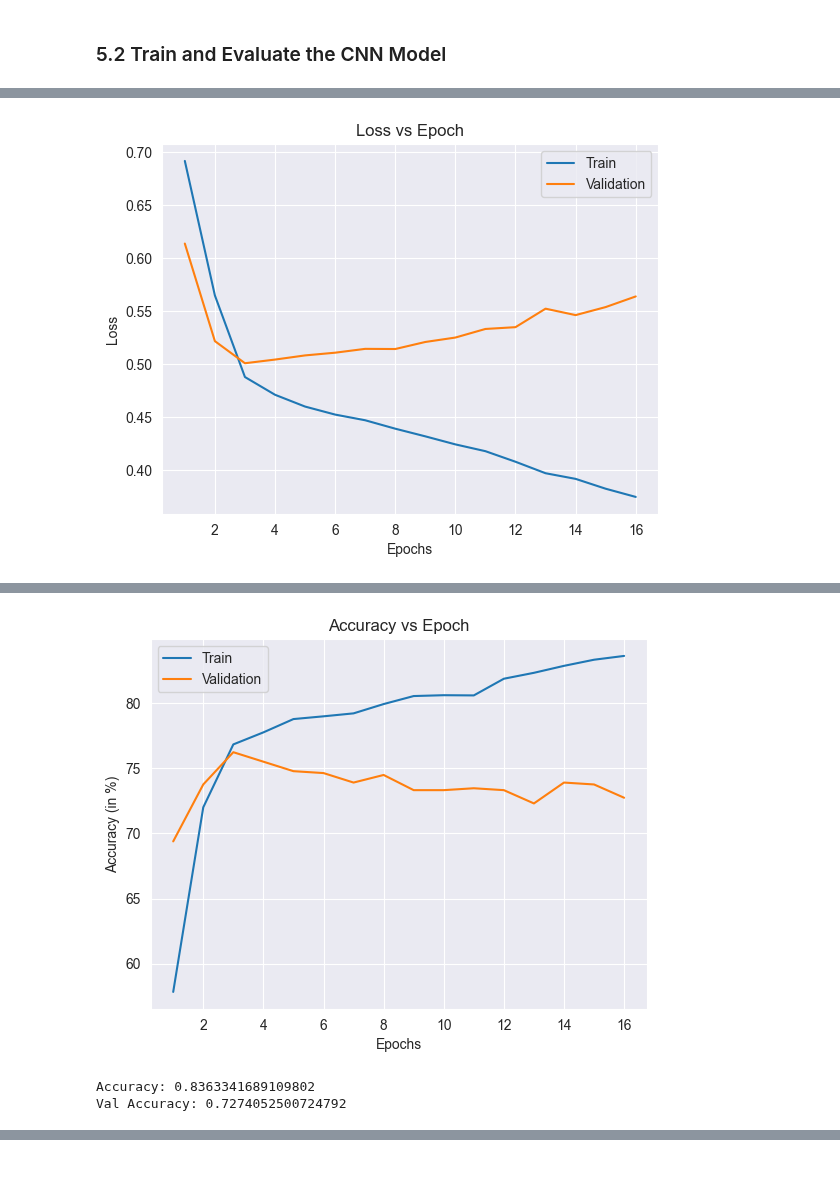
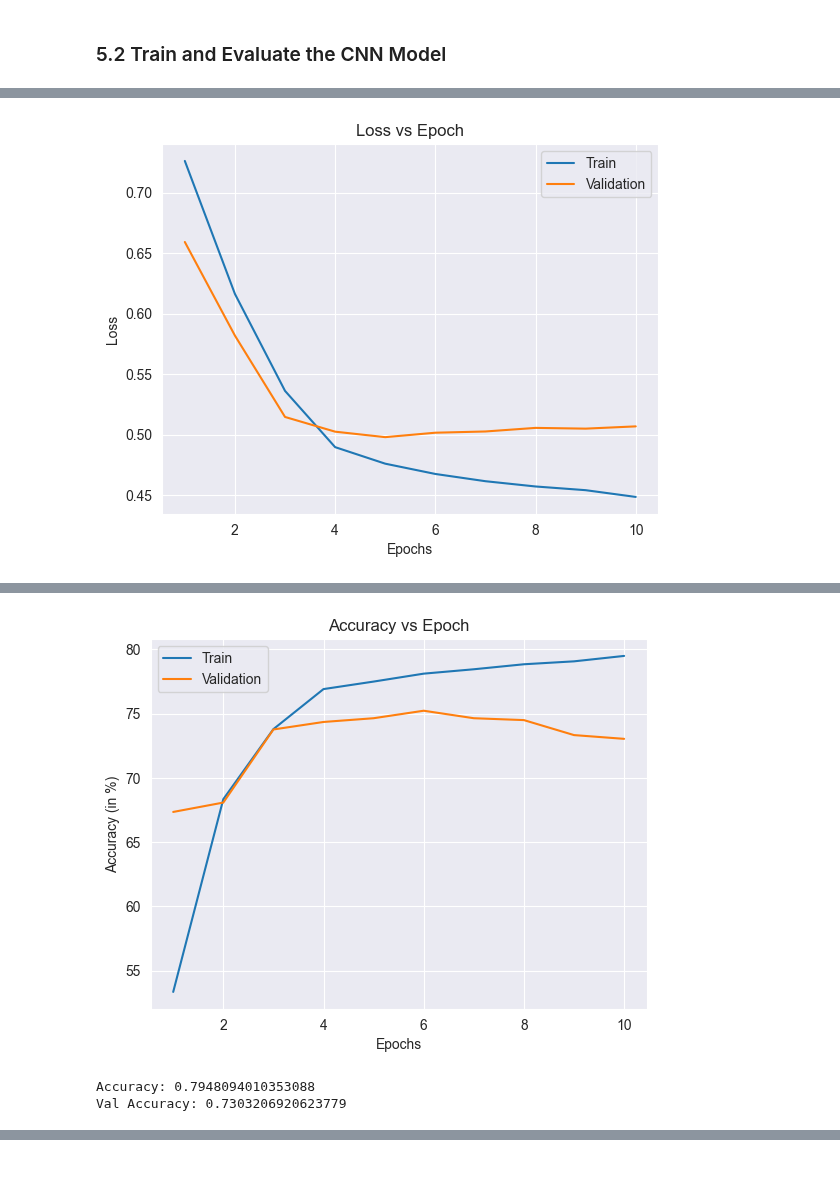
Before and after one commit to grivera64/Google-Tech-Exchange-Machine-Learning-Final-Project, a Jupyter notebook: Giovanni_&_Oscar_Twitter_Disasters_Final_Report.ipynb, the cells around one changed output, grey strips where cells are left out. Cells and saved outputs as stored; diff of their text form; code cells hidden in the pictures.

```diff
--- a/Giovanni_&_Oscar_Twitter_Disasters_Final_Report.ipynb
+++ b/Giovanni_&_Oscar_Twitter_Disasters_Final_Report.ipynb
@@ -911,8 +918,8 @@ train_and_analyze_model(
     cnn_model,
     X_train,
     Y_train,
-    num_of_epochs=16,
-    num_per_batch=16,
+    num_of_epochs=10,
+    num_per_batch=32,
     validation=0.1,
 )
 # %% [output]
@@ -936 +946 @@ Epoch 16/16
-[figure, old version]
+[figure, new version]
@@ -939,6 +949,6 @@ Val Loss: 0.5638184547424316
-[figure, old version]
+[figure, new version]
-Accuracy: 0.8363341689109802
-Val Accuracy: 0.7274052500724792
+Accuracy: 0.7948094010353088
+Val Accuracy: 0.7303206920623779
 # %%
 cnn_train_predictions = cnn_model.predict(X_train[:, 3]).flatten()
 cnn_train_loss = calculate_loss(Y_train, cnn_train_predictions)
```
Also changed, not shown: parts of 26 cells of this notebook.
